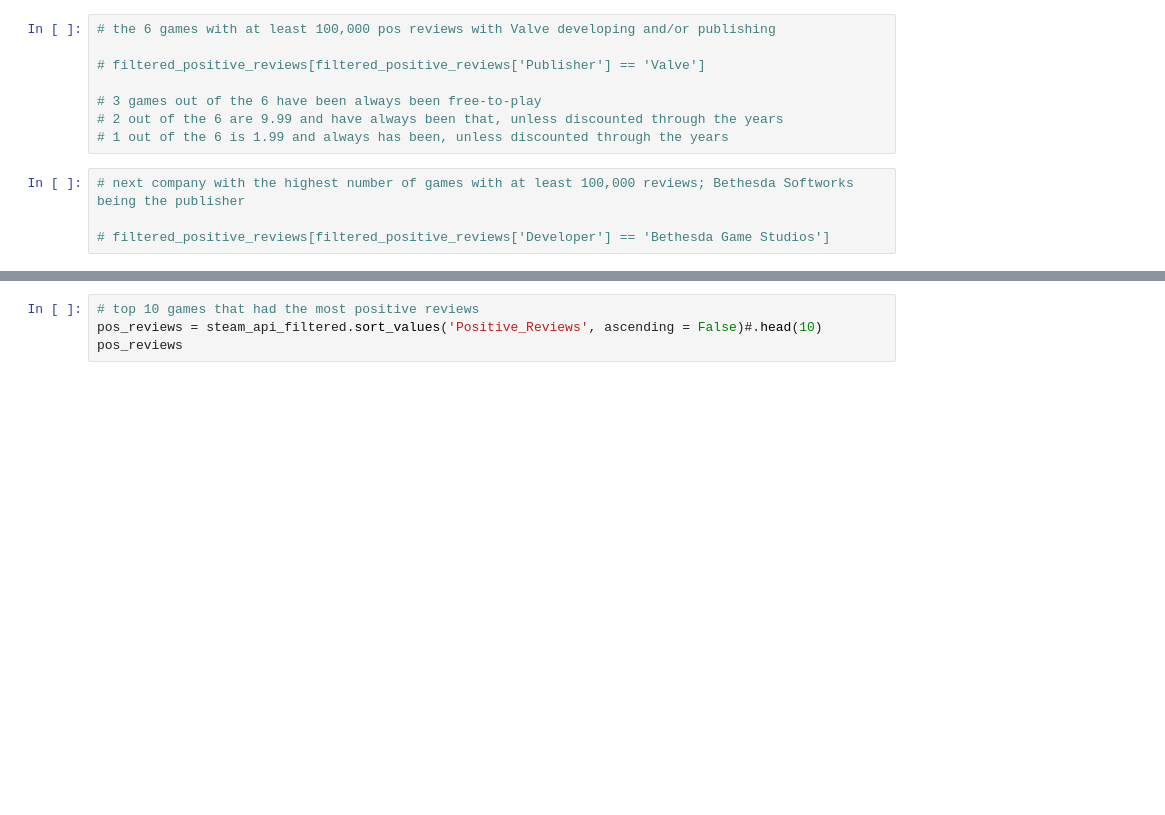
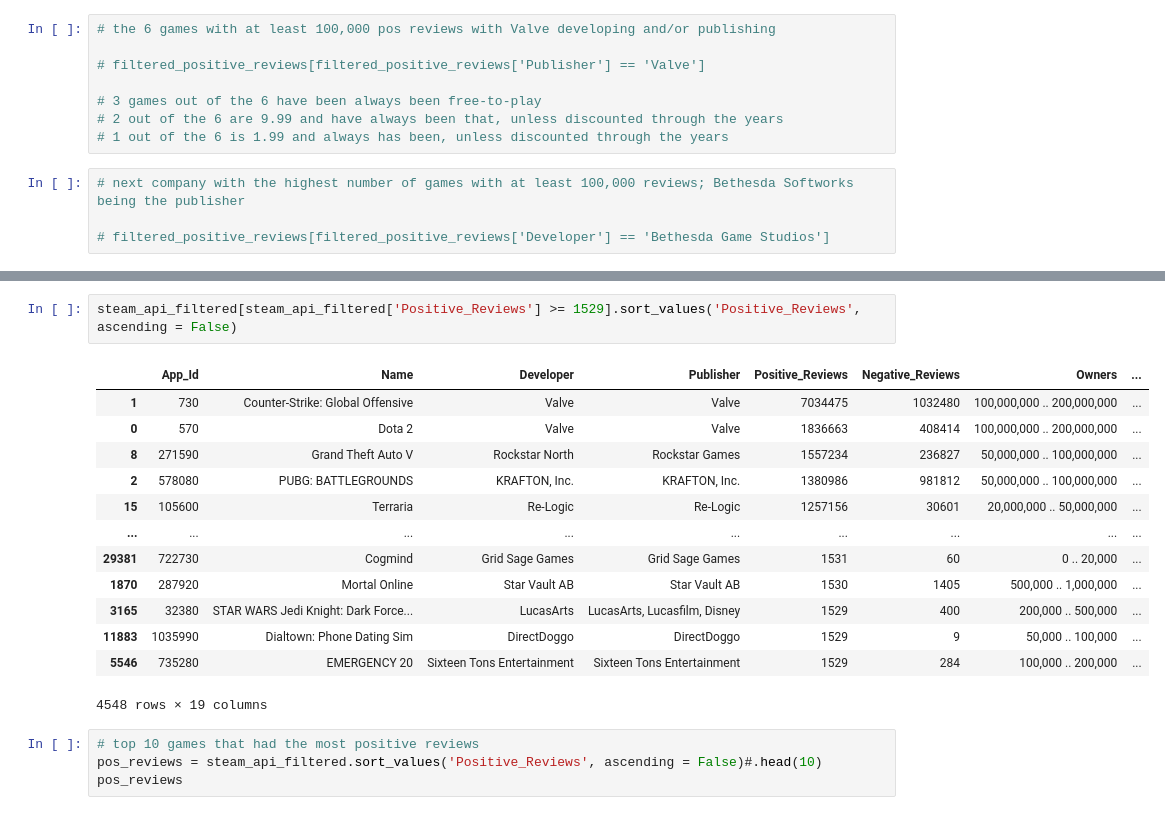
Before and after one commit to barbsjean/Steam_data_analysis, a Jupyter notebook: The Steam Notebook.ipynb, the cells around one changed output, grey strips where cells are left out. Drawn from its saved outputs; the diff is of its cells as text; blank space fills up the shorter version.

```diff
--- a/The Steam Notebook.ipynb
+++ b/The Steam Notebook.ipynb
@@ -1198,3 +1258,19 @@ steam_api_filtered.value_counts('Publisher').reset_index()
+# %%
+steam_api_filtered[steam_api_filtered['Positive_Reviews'] >= 1529].sort_values('Positive_Reviews', ascending = False)
+# %% [output]
+|  | App_Id | Name | Developer | Publisher | Positive_Reviews | Negative_Reviews | Owners | ... |
+| 1 | 730 | Counter-Strike: Global Offensive | Valve | Valve | 7034475 | 1032480 | 100,000,000 .. 200,000,000 | ... |
+| 0 | 570 | Dota 2 | Valve | Valve | 1836663 | 408414 | 100,000,000 .. 200,000,000 | ... |
+| 8 | 271590 | Grand Theft Auto V | Rockstar North | Rockstar Games | 1557234 | 236827 | 50,000,000 .. 100,000,000 | ... |
+| 2 | 578080 | PUBG: BATTLEGROUNDS | KRAFTON, Inc. | KRAFTON, Inc. | 1380986 | 981812 | 50,000,000 .. 100,000,000 | ... |
+| 15 | 105600 | Terraria | Re-Logic | Re-Logic | 1257156 | 30601 | 20,000,000 .. 50,000,000 | ... |
+| ... | ... | ... | ... | ... | ... | ... | ... | ... |
+| 29381 | 722730 | Cogmind | Grid Sage Games | Grid Sage Games | 1531 | 60 | 0 .. 20,000 | ... |
+| 1870 | 287920 | Mortal Online | Star Vault AB | Star Vault AB | 1530 | 1405 | 500,000 .. 1,000,000 | ... |
+| 3165 | 32380 | STAR WARS Jedi Knight: Dark Force... | LucasArts | LucasArts, Lucasfilm, Disney | 1529 | 400 | 200,000 .. 500,000 | ... |
+| 11883 | 1035990 | Dialtown: Phone Dating Sim | DirectDoggo | DirectDoggo | 1529 | 9 | 50,000 .. 100,000 | ... |
+| 5546 | 735280 | EMERGENCY 20 | Sixteen Tons Entertainment | Sixteen Tons Entertainment | 1529 | 284 | 100,000 .. 200,000 | ... |
+4548 rows × 19 columns
 # %%
 # top 10 games that had the most positive reviews
 pos_reviews = steam_api_filtered.sort_values('Positive_Reviews', ascending = False)#.head(10)
```
Also changed, not shown: parts of 48 cells of this notebook, 3 other files.
